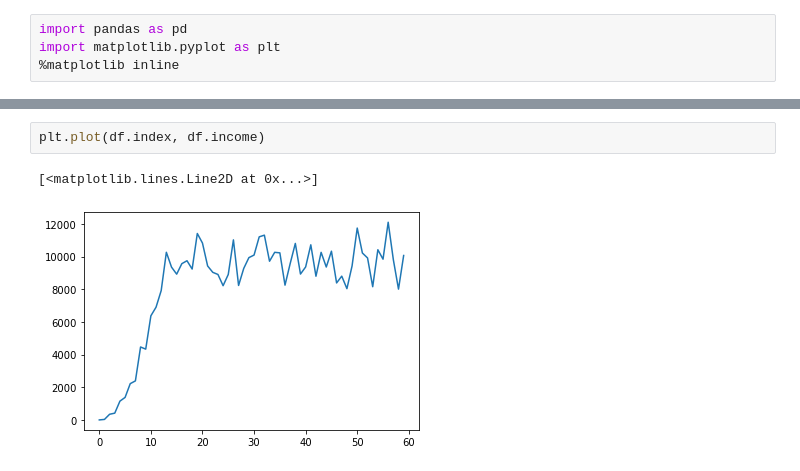
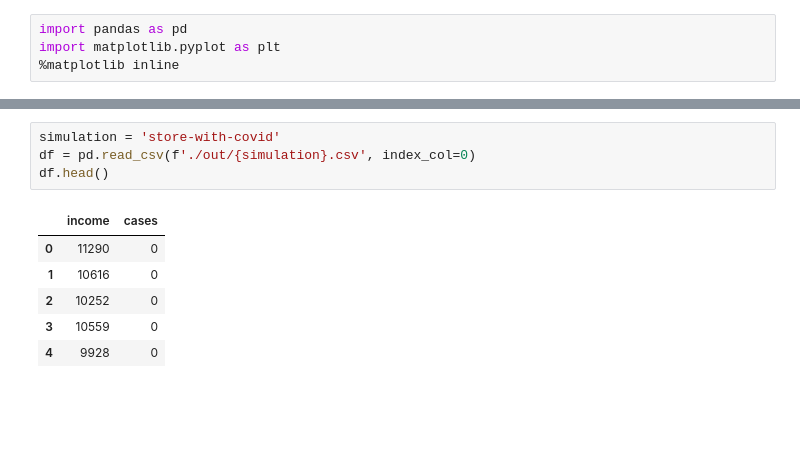
Before and after one commit to NathanZorndorf/simpy-covid-simulation, a Jupyter notebook: analysis.ipynb, the cells around one changed output, grey strips where cells are left out. Saved outputs shown, nothing was run; the diff lists cells and outputs as text; blank space fills up the shorter version.

```diff
--- a/analysis.ipynb
+++ b/analysis.ipynb
@@ -16,5 +5,11 @@ df.head()
-# %%
-plt.plot(df.index, df.income)
-# %% [output]
-[<matplotlib.lines.Line2D at 0x...>]
-[figure, removed]
+# %%
+simulation = 'store-with-covid'
+df = pd.read_csv(f'./out/{simulation}.csv', index_col=0)
+df.head()
+# %% [output]
+|  | income | cases |
+| 0 | 11290 | 0 |
+| 1 | 10616 | 0 |
+| 2 | 10252 | 0 |
+| 3 | 10559 | 0 |
+| 4 | 9928 | 0 |
```
Also changed, not shown: parts of 3 cells of this notebook, 2 other files.
